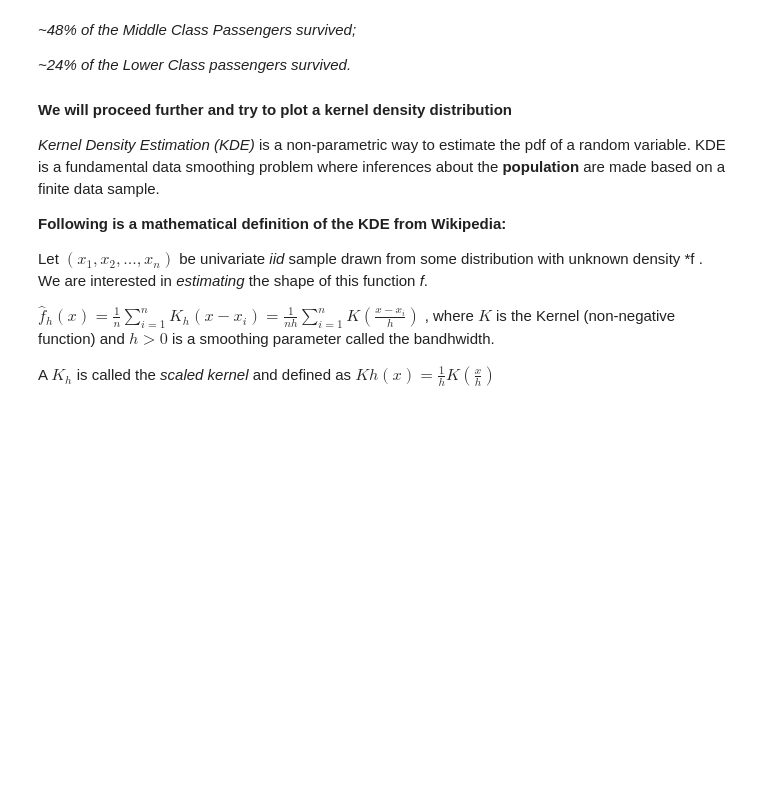
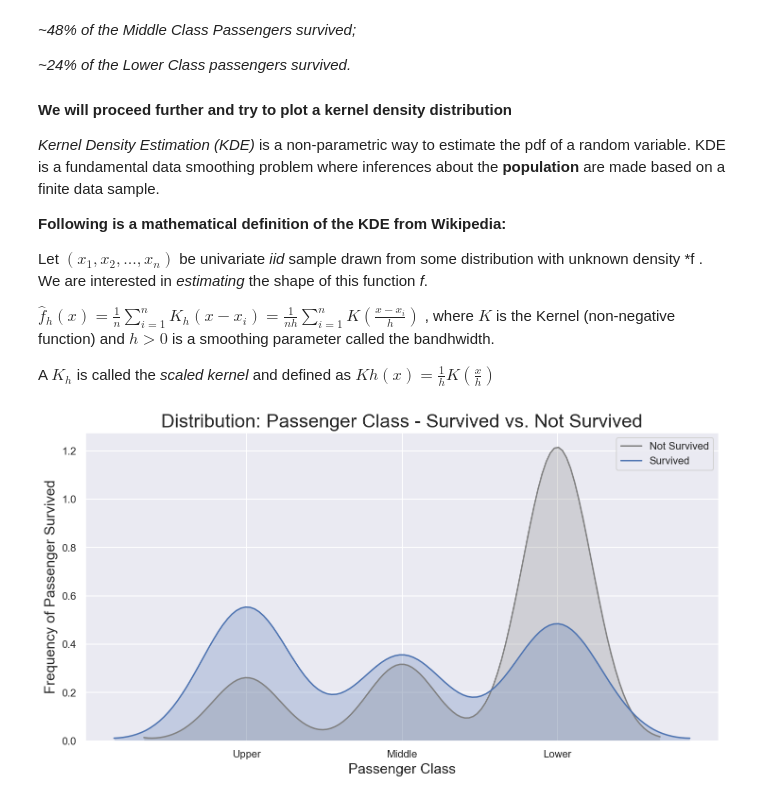
Before and after one commit to ghd7262/Titanic.Kaggle, a Jupyter notebook: Titanic.ipynb, the cells around one changed output. Cells and saved outputs as stored; diff of their text form; code cells hidden in the pictures; blank space fills up the shorter version.

```diff
--- a/Titanic.ipynb
+++ b/Titanic.ipynb
@@ -457,3 +459,19 @@ Let $(x_1,x_2,...,x_n)$ be univariate *iid* sample drawn from some distribution
 $\widehat{f}_h(x)=\frac{1}{n}\sum_{i=1}^{n}K_h(x-x_i)=\frac{1}{nh}\sum_{i=1}^{n}K(\frac{x-x_i}{h})$ , where $K$ is the Kernel (non-negative function) and $h>0$ is a smoothing parameter called the bandhwidth.
 
 A $K_h$ is called the *scaled kernel* and defined as $Kh(x)=\frac{1}{h}K(\frac{x}{h})$
+# %%
+fig = plt.figure(figsize=(12,6),)
+sns.set(style='darkgrid')
+
+ax = sns.kdeplot(train.Pclass[train.Survived == 0], color = 'gray', shade=True, label='Not Survived') #Kernel Density function for Pclass where people did not survive
+ax = sns.kdeplot(train.loc[(train['Survived'] == 1), 'Pclass'], color = 'b', shade=True, label='Survived') #Kernel Density for Pclass where people survived
+#above is same as 'ax = sns.kdeplot(train.Pclass[train.Survived == 1], color = 'g', shade = True, label='Survived')'
+
+plt.title('Distribution: Passenger Class - Survived vs. Not Survived', fontsize = 20);
+plt.ylabel('Frequency of Passenger Survived', fontsize=15)
+plt.xlabel('Passenger Class', fontsize=15);
+
+labels = ['Upper', 'Middle', 'Lower']
+plt.xticks(sorted(train.Pclass.unique()), labels); #change the labels in the legend
+# %% [output]
+[figure, added]
```
Also changed, not shown: parts of 54 cells of this notebook.
